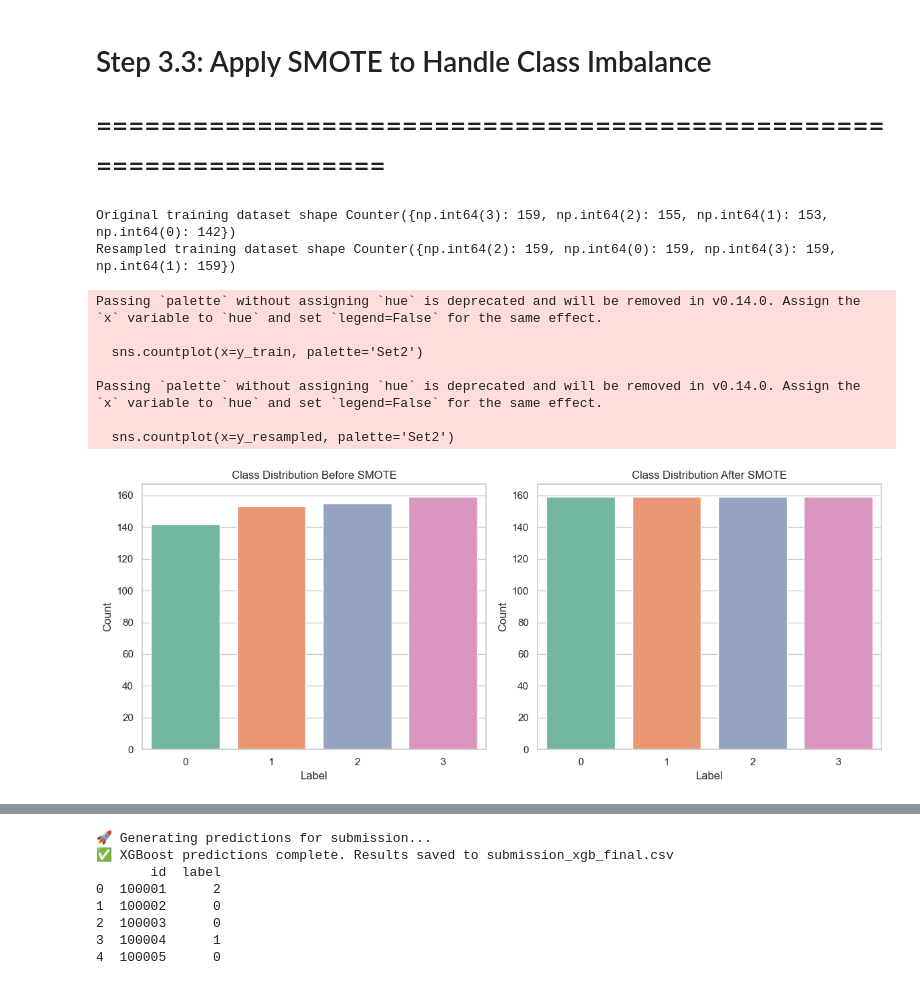
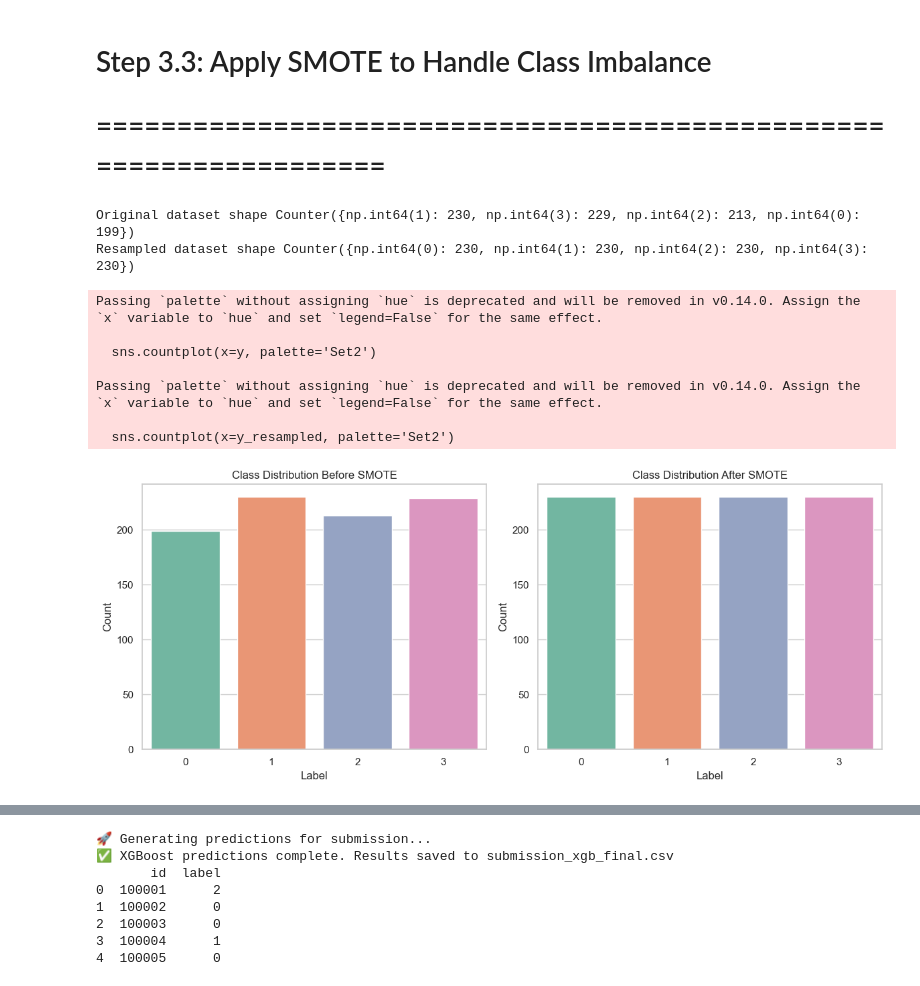
Before and after one commit to ssyss-513/MyColab, a Jupyter notebook: COMP5434/5434_task1_test.ipynb, the cells around one changed output, grey strips where cells are left out. Saved outputs shown, nothing was run; the diff lists cells and outputs as text; code cells hidden in the pictures.

```diff
--- a/COMP5434/5434_task1_test.ipynb
+++ b/COMP5434/5434_task1_test.ipynb
@@ -296,40 +279,45 @@ plt.show()
 # %%
 import collections
 from imblearn.over_sampling import SMOTE
 
-print("Original training dataset shape %s" % collections.Counter(y_train))
+# Show class distribution on the full dataset before SMOTE
+print("Original dataset shape %s" % collections.Counter(y))
 
 sm = SMOTE(random_state=42)
-X_resampled, y_resampled = sm.fit_resample(X_train, y_train)
+X_resampled, y_resampled = sm.fit_resample(X, y)
 
-print("Resampled training dataset shape %s" % collections.Counter(y_resampled))
+print("Resampled dataset shape %s" % collections.Counter(y_resampled))
 
 # Visualize the class distribution before and after SMOTE
 plt.figure(figsize=(12, 5))
+
+# Before SMOTE
 plt.subplot(1, 2, 1)
-sns.countplot(x=y_train, palette='Set2')
+sns.countplot(x=y, palette='Set2')
 plt.title("Class Distribution Before SMOTE")
 plt.xlabel("Label")
 plt.ylabel("Count")
+
+# After SMOTE
 plt.subplot(1, 2, 2)
-
 sns.countplot(x=y_resampled, palette='Set2')
 plt.title("Class Distribution After SMOTE")
 plt.xlabel("Label")
 plt.ylabel("Count")
+
 plt.tight_layout()
 plt.show()
 # %% [output]
-Original training dataset shape Counter({np.int64(3): 159, np.int64(2): 155, np.int64(1): 153, np.int64(0): 142})
-Resampled training dataset shape Counter({np.int64(2): 159, np.int64(0): 159, np.int64(3): 159, np.int64(1): 159})
+Original dataset shape Counter({np.int64(1): 230, np.int64(3): 229, np.int64(2): 213, np.int64(0): 199})
+Resampled dataset shape Counter({np.int64(0): 230, np.int64(1): 230, np.int64(2): 230, np.int64(3): 230})
 Passing `palette` without assigning `hue` is deprecated and will be removed in v0.14.0. Assign the `x` variable to `hue` and set `legend=False` for the same effect.
 
-  sns.countplot(x=y_train, palette='Set2')
+  sns.countplot(x=y, palette='Set2')
 
 Passing `palette` without assigning `hue` is deprecated and will be removed in v0.14.0. Assign the `x` variable to `hue` and set `legend=False` for the same effect.
 
   sns.countplot(x=y_resampled, palette='Set2')
-[figure, old version]
+[figure, new version]
 # %%
 
 # ===================================================================
```
Also changed, not shown: parts of 2 cells of this notebook, 2 other files.
